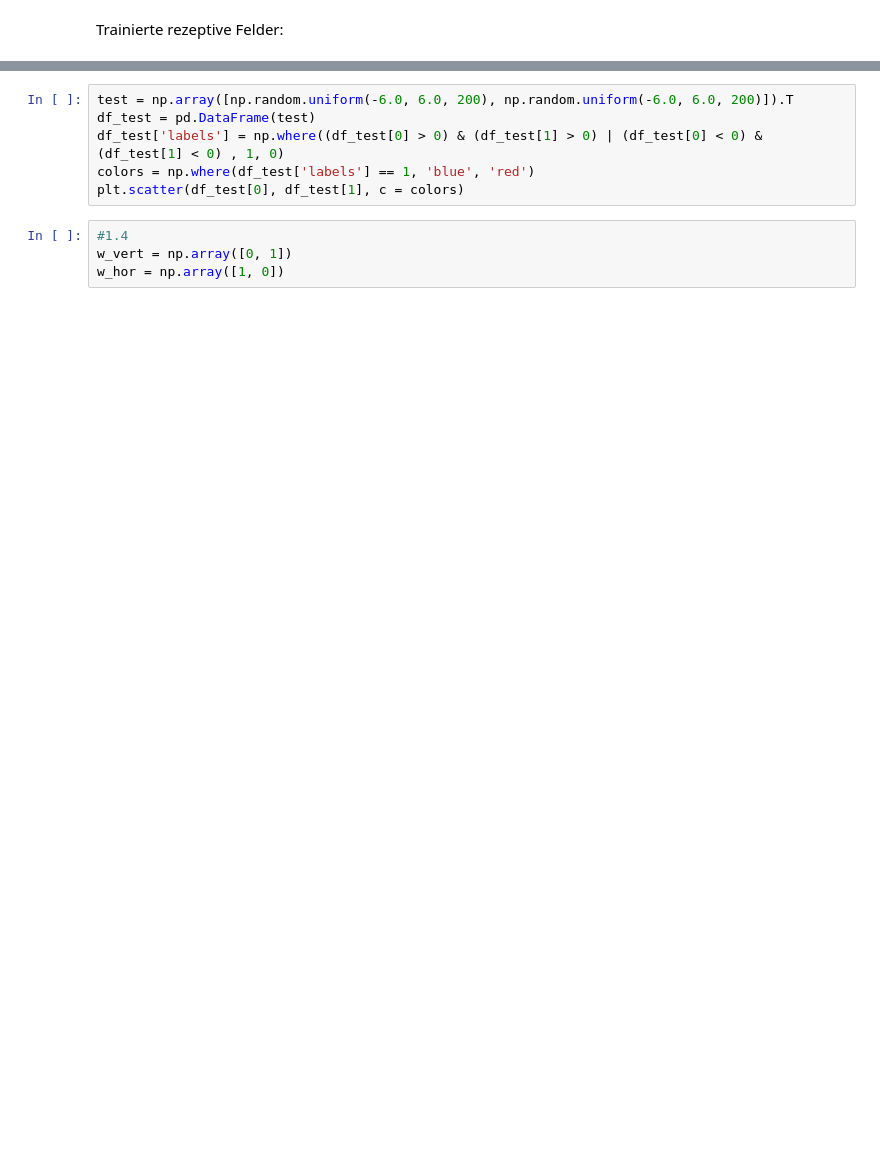
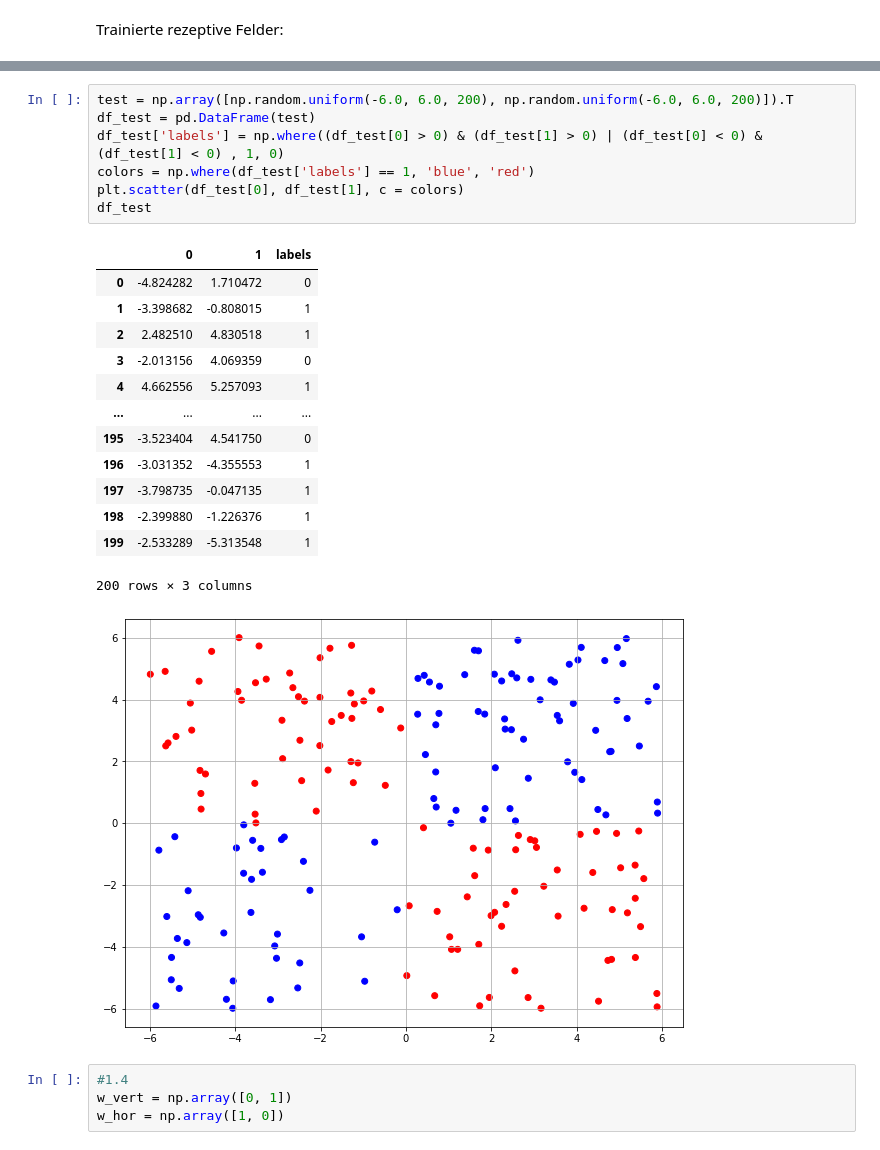
Before and after one commit to mpowd/deep-learning, a Jupyter notebook: first_exercise_sheet/first_exercise_sheet.ipynb, the cells around one changed output, grey strips where cells are left out. Drawn from its saved outputs; the diff is of its cells as text; blank space fills up the shorter version.

```diff
--- a/first_exercise_sheet/first_exercise_sheet.ipynb
+++ b/first_exercise_sheet/first_exercise_sheet.ipynb
@@ -238,9 +278,25 @@ plt.scatter(df_train[0], df_train[1], c = colors)
 # %%
 test = np.array([np.random.uniform(-6.0, 6.0, 200), np.random.uniform(-6.0, 6.0, 200)]).T
 df_test = pd.DataFrame(test)
 df_test['labels'] = np.where((df_test[0] > 0) & (df_test[1] > 0) | (df_test[0] < 0) & (df_test[1] < 0) , 1, 0)
 colors = np.where(df_test['labels'] == 1, 'blue', 'red')
 plt.scatter(df_test[0], df_test[1], c = colors)
+df_test
+# %% [output]
+|  | 0 | 1 | labels |
+| 0 | -4.824282 | 1.710472 | 0 |
+| 1 | -3.398682 | -0.808015 | 1 |
+| 2 | 2.482510 | 4.830518 | 1 |
+| 3 | -2.013156 | 4.069359 | 0 |
+| 4 | 4.662556 | 5.257093 | 1 |
+| ... | ... | ... | ... |
+| 195 | -3.523404 | 4.541750 | 0 |
+| 196 | -3.031352 | -4.355553 | 1 |
+| 197 | -3.798735 | -0.047135 | 1 |
+| 198 | -2.399880 | -1.226376 | 1 |
+| 199 | -2.533289 | -5.313548 | 1 |
+200 rows × 3 columns
+[figure, added]
 # %%
 #1.4
 w_vert = np.array([0, 1])
```
Also changed, not shown: parts of 12 cells of this notebook, 1 other file.
